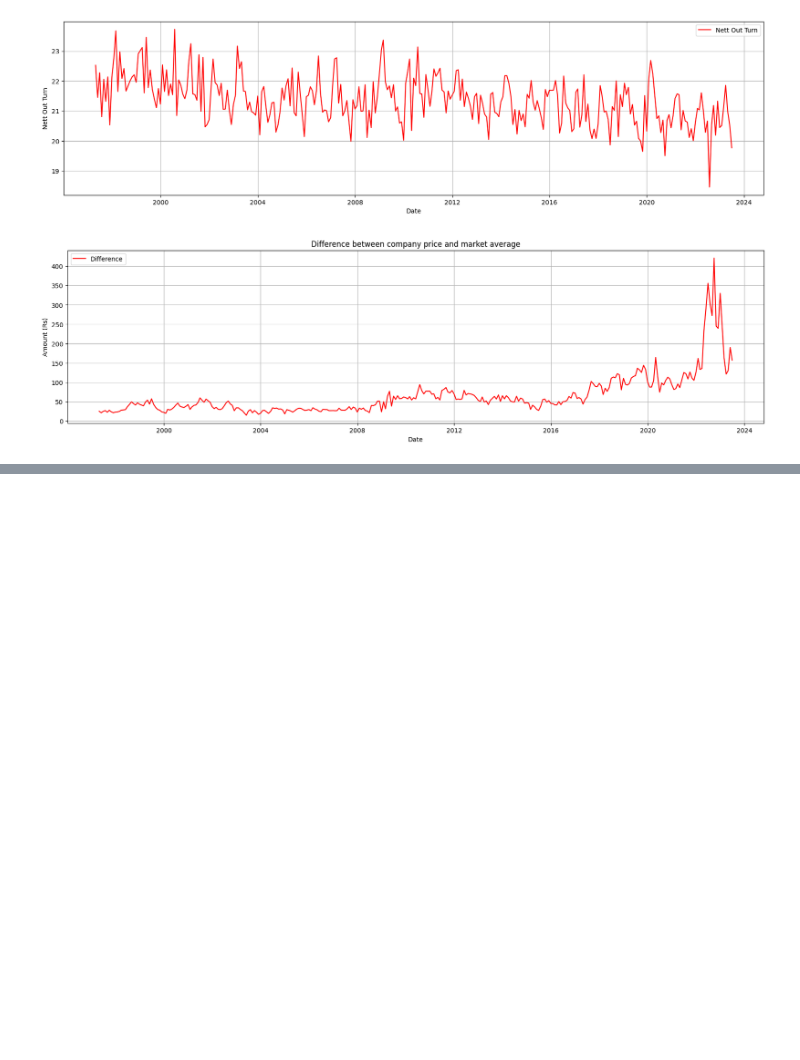
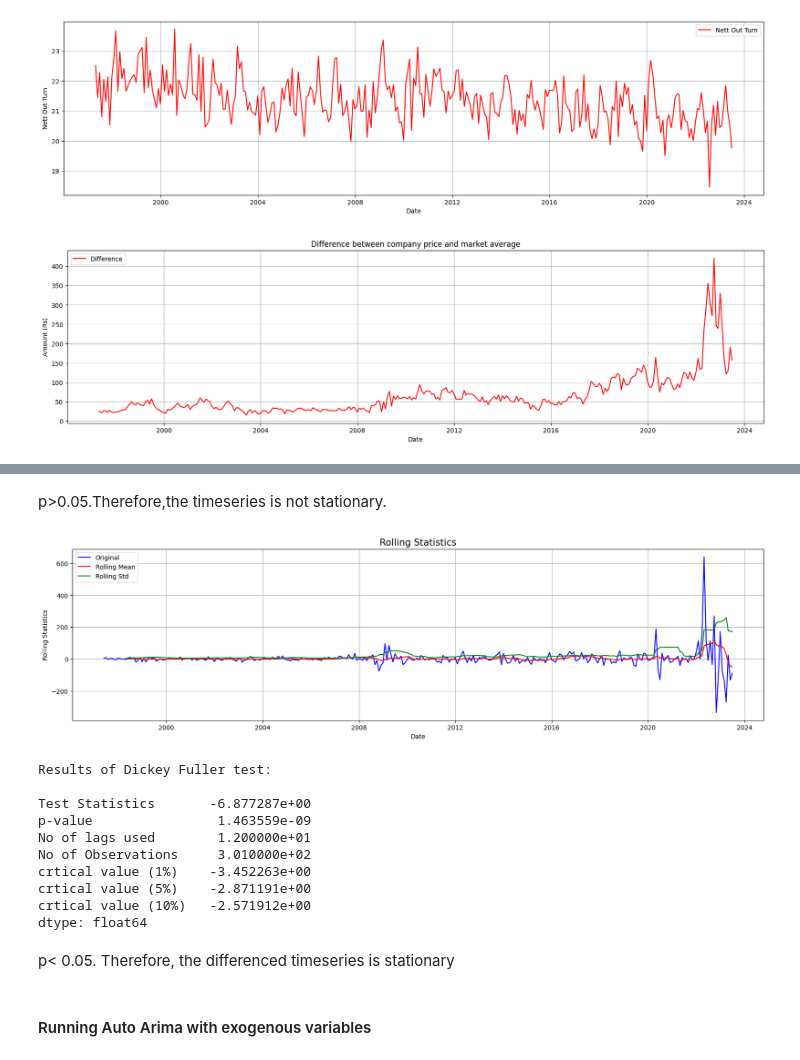
Before and after one commit to NishanD21/Time-Series-Analysis-on-Tea-Production, a Jupyter notebook: analysis.ipynb, the cells around one changed output, grey strips where cells are left out. Cells and saved outputs as stored; diff of their text form; code cells hidden in the pictures; blank space fills up the shorter version.

```diff
--- a/analysis.ipynb
+++ b/analysis.ipynb
@@ -145,0 +209,20 @@ plt.grid()
+# %% [markdown]
+p>0.05.Therefore,the timeseries is not stationary.
+# %%
+# differencing
+df_diff = df['NETT SALE AVERAGE (Rs)'].diff().dropna()
+test_stationarity(df_diff)
+# %% [output]
+[figure, added]
+Results of Dickey Fuller test:
+
+Test Statistics       -6.877287e+00
+p-value                1.463559e-09
+No of lags used        1.200000e+01
+No of Observations     3.010000e+02
+crtical value (1%)    -3.452263e+00
+crtical value (5%)    -2.871191e+00
+crtical value (10%)   -2.571912e+00
+dtype: float64
+# %% [markdown]
+p< 0.05. Therefore, the differenced timeseries is stationary
@@ -145,0 +237,2 @@ plt.grid()
+# %% [markdown]
+#### Running Auto Arima with exogenous variables
```
Also changed, not shown: parts of 9 cells of this notebook.
